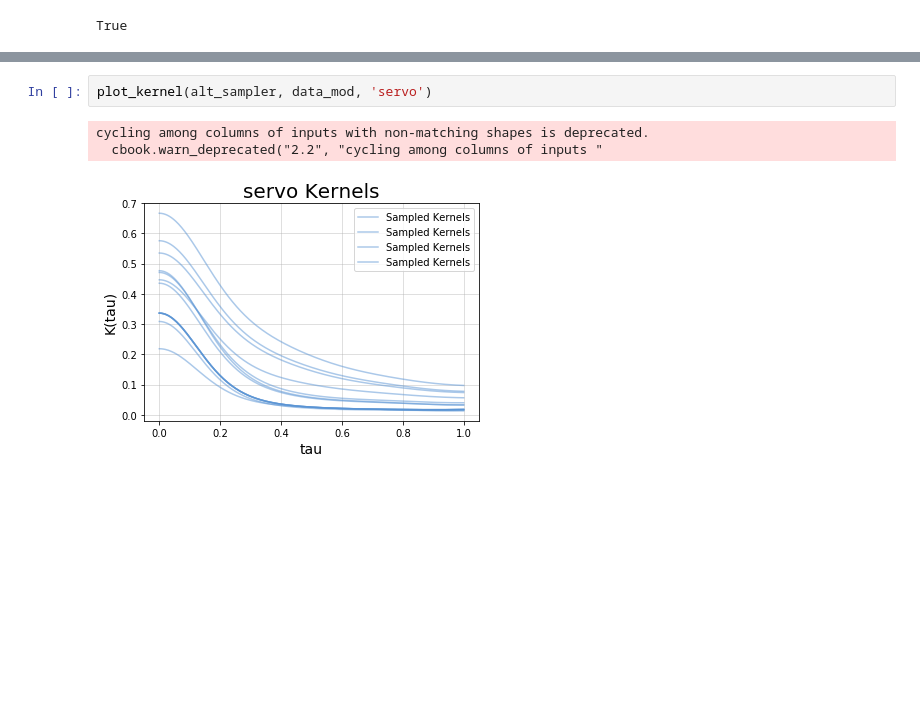
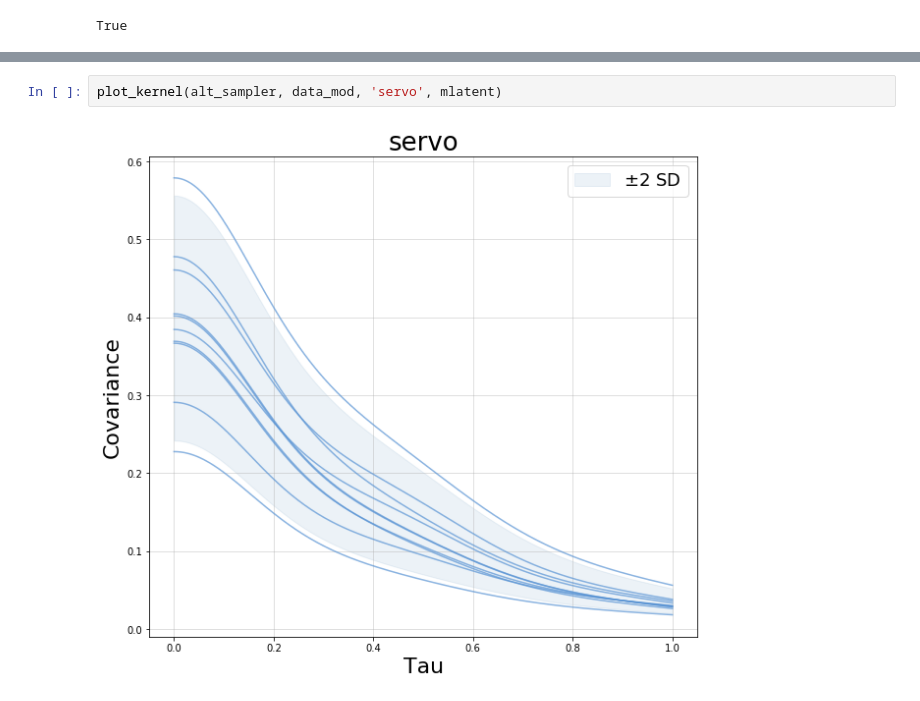
Before and after one commit to wjmaddox/spectralgp, a Jupyter notebook: exps_multi_input_dim/servo_test_notebook.ipynb, the cells around one changed output, grey strips where cells are left out. Saved outputs shown, nothing was run; the diff lists cells and outputs as text; blank space fills up the shorter version.

Commit message:
update to plotting posterior kernels, plot CI +- 2 SD

```diff
--- a/exps_multi_input_dim/servo_test_notebook.ipynb
+++ b/exps_multi_input_dim/servo_test_notebook.ipynb
@@ -152,6 +152,4 @@ MSLL: -0.26942577821269337
 # %%
-plot_kernel(alt_sampler, data_mod, 'servo')
+plot_kernel(alt_sampler, data_mod, 'servo', mlatent)
 # %% [output]
-cycling among columns of inputs with non-matching shapes is deprecated.
-  cbook.warn_deprecated("2.2", "cycling among columns of inputs "
-[figure, old version]
+[figure, new version]
```
Also changed, not shown: parts of 2 cells of this notebook, 4 other files.
